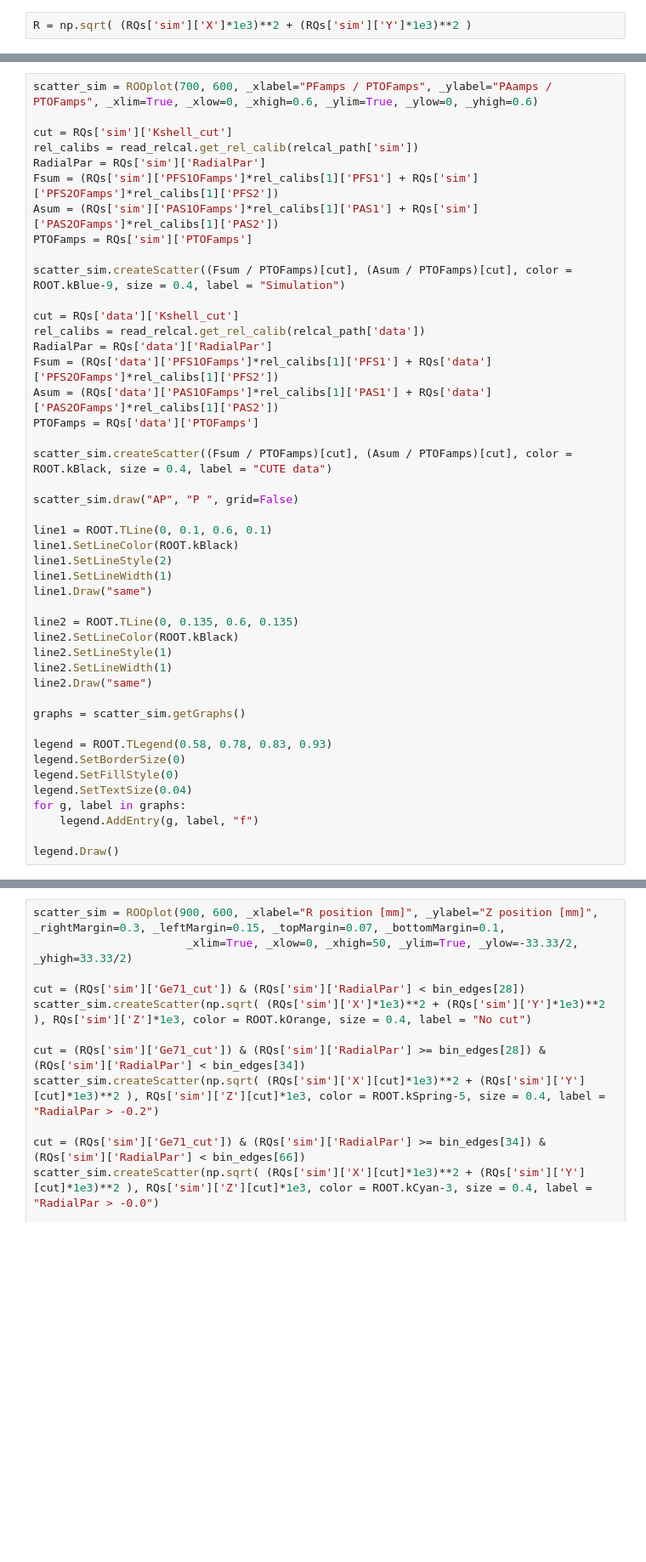
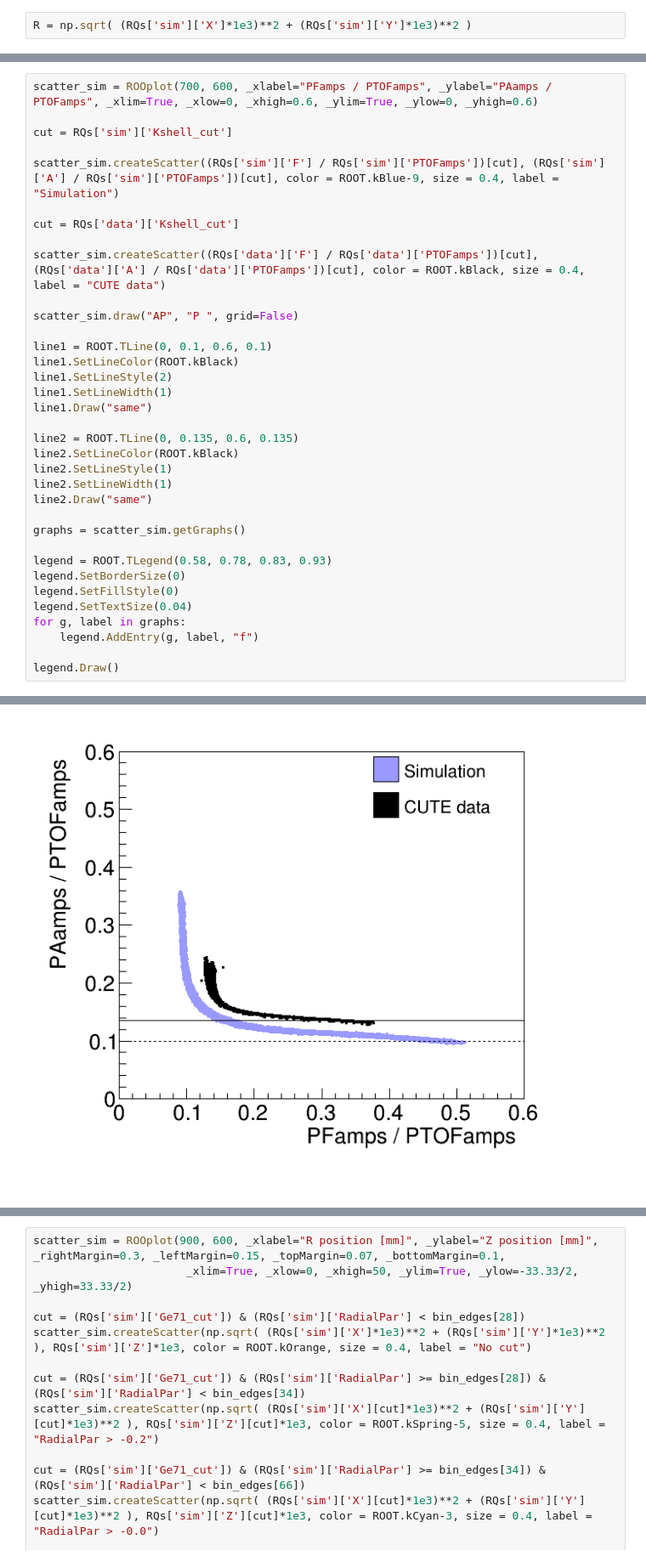
Before and after one commit to perry5334/CDMS, a Jupyter notebook: notebooks/BGM/cRadial_eff.ipynb, the cells around one changed output, grey strips where cells are left out. Shown at 85% size. Saved outputs shown, nothing was run; the diff lists cells and outputs as text; blank space fills up the shorter version.

```diff
--- a/notebooks/BGM/cRadial_eff.ipynb
+++ b/notebooks/BGM/cRadial_eff.ipynb
@@ -331,22 +315,12 @@ Warning in <TCanvas::Constructor>: Deleting canvas with same name: c
 scatter_sim = ROOplot(700, 600, _xlabel="PFamps / PTOFamps", _ylabel="PAamps / PTOFamps", _xlim=True, _xlow=0, _xhigh=0.6, _ylim=True, _ylow=0, _yhigh=0.6)
 
 cut = RQs['sim']['Kshell_cut']
-rel_calibs = read_relcal.get_rel_calib(relcal_path['sim'])
-RadialPar = RQs['sim']['RadialPar']
-Fsum = (RQs['sim']['PFS1OFamps']*rel_calibs[1]['PFS1'] + RQs['sim']['PFS2OFamps']*rel_calibs[1]['PFS2'])
-Asum = (RQs['sim']['PAS1OFamps']*rel_calibs[1]['PAS1'] + RQs['sim']['PAS2OFamps']*rel_calibs[1]['PAS2'])
-PTOFamps = RQs['sim']['PTOFamps']
 
-scatter_sim.createScatter((Fsum / PTOFamps)[cut], (Asum / PTOFamps)[cut], color = ROOT.kBlue-9, size = 0.4, label = "Simulation")
+scatter_sim.createScatter((RQs['sim']['F'] / RQs['sim']['PTOFamps'])[cut], (RQs['sim']['A'] / RQs['sim']['PTOFamps'])[cut], color = ROOT.kBlue-9, size = 0.4, label = "Simulation")
 
 cut = RQs['data']['Kshell_cut']
-rel_calibs = read_relcal.get_rel_calib(relcal_path['data'])
-RadialPar = RQs['data']['RadialPar']
-Fsum = (RQs['data']['PFS1OFamps']*rel_calibs[1]['PFS1'] + RQs['data']['PFS2OFamps']*rel_calibs[1]['PFS2'])
-Asum = (RQs['data']['PAS1OFamps']*rel_calibs[1]['PAS1'] + RQs['data']['PAS2OFamps']*rel_calibs[1]['PAS2'])
-PTOFamps = RQs['data']['PTOFamps']
 
-scatter_sim.createScatter((Fsum / PTOFamps)[cut], (Asum / PTOFamps)[cut], color = ROOT.kBlack, size = 0.4, label = "CUTE data")
+scatter_sim.createScatter((RQs['data']['F'] / RQs['data']['PTOFamps'])[cut], (RQs['data']['A'] / RQs['data']['PTOFamps'])[cut], color = ROOT.kBlack, size = 0.4, label = "CUTE data")
 
 scatter_sim.draw("AP", "P ", grid=False)
 
@@ -372,3 +346,4 @@ for g, label in graphs:
     legend.AddEntry(g, label, "f")
 
 legend.Draw()
+# %% [output]
@@ -374,0 +351 @@ legend.Draw()
+[figure, added]
```
Also changed, not shown: parts of 19 cells of this notebook, 2 other files.
